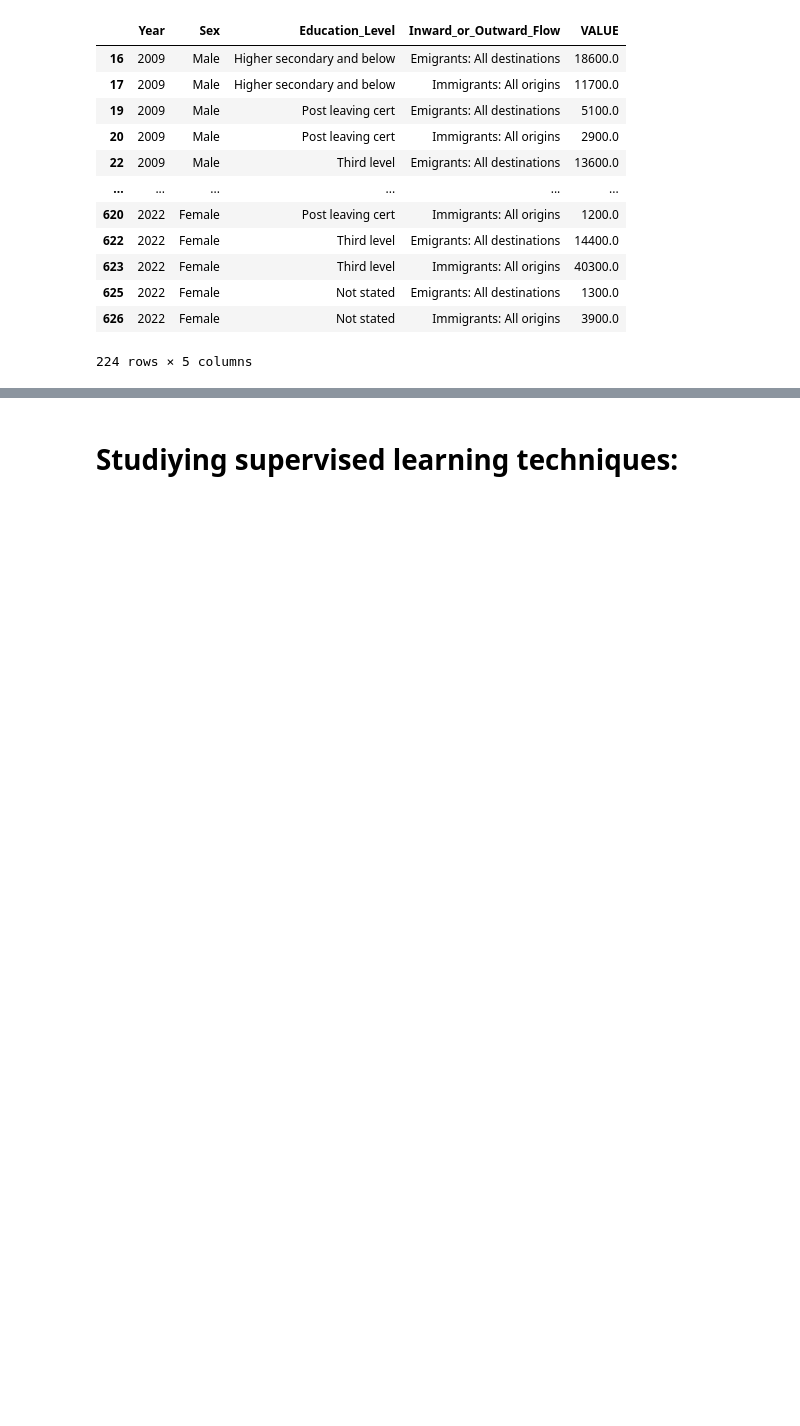
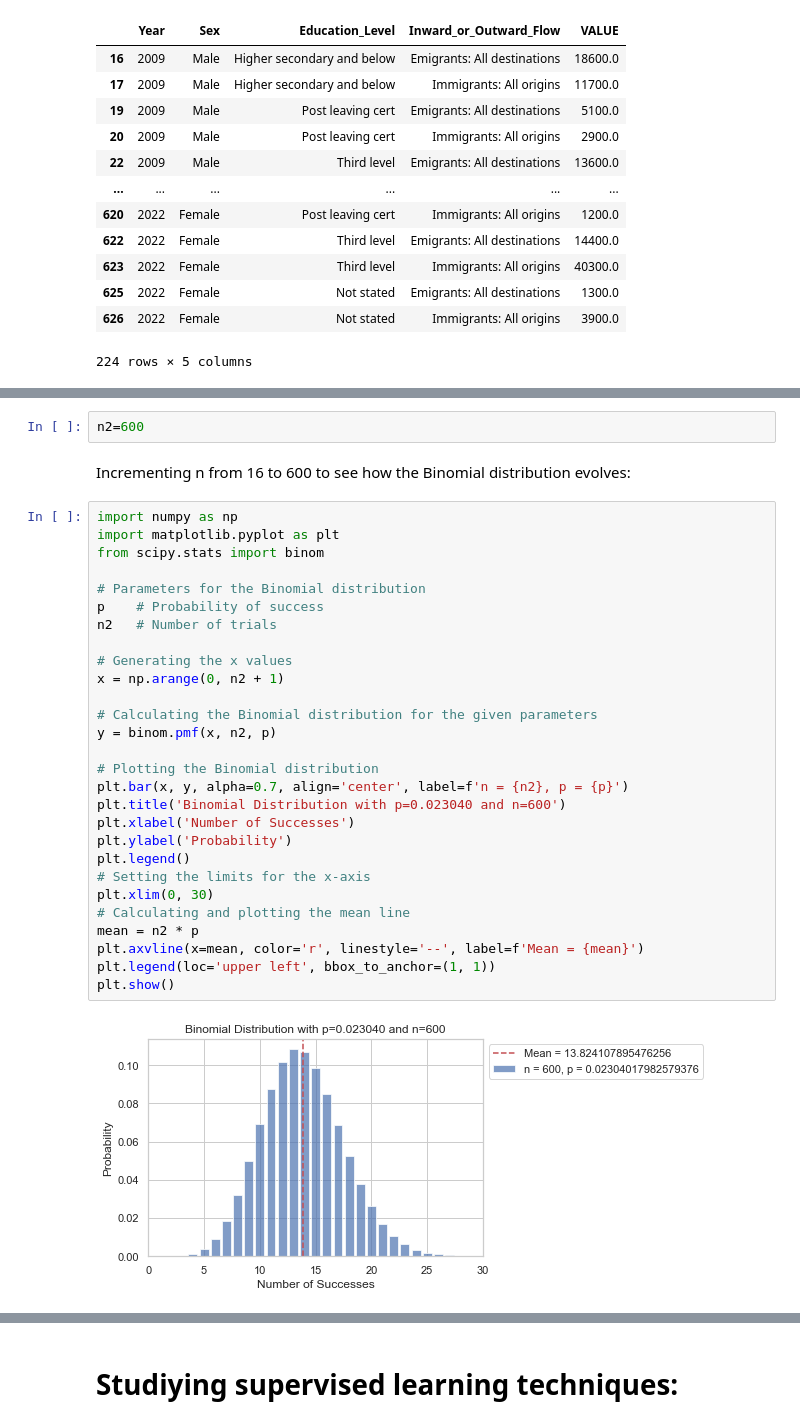
Before and after one commit to JoseRicoCct/CA1_Integrated_Assesment_MSc_Data_Analytics_CCT_Semester_1, a Jupyter notebook: CA1_Semester1.ipynb, the cells around one changed output, grey strips where cells are left out. Saved outputs shown, nothing was run; the diff lists cells and outputs as text; blank space fills up the shorter version.

```diff
--- a/CA1_Semester1.ipynb
+++ b/CA1_Semester1.ipynb
@@ -460,0 +501,34 @@ The probability of having 13500 female immigrants with higher secondary and belo
+# %%
+n2=600
+# %% [markdown]
+Incrementing n from 16 to 600 to see how the Binomial distribution evolves:
+# %%
+import numpy as np
+import matplotlib.pyplot as plt
+from scipy.stats import binom
+
+# Parameters for the Binomial distribution
+p    # Probability of success
+n2   # Number of trials
+
+# Generating the x values
+x = np.arange(0, n2 + 1)
+
+# Calculating the Binomial distribution for the given parameters
+y = binom.pmf(x, n2, p)
+
+# Plotting the Binomial distribution
+plt.bar(x, y, alpha=0.7, align='center', label=f'n = {n2}, p = {p}')
+plt.title('Binomial Distribution with p=0.023040 and n=600')
+plt.xlabel('Number of Successes')
+plt.ylabel('Probability')
+plt.legend()
+# Setting the limits for the x-axis
+plt.xlim(0, 30)
+# Calculating and plotting the mean line
+mean = n2 * p
+plt.axvline(x=mean, color='r', linestyle='--', label=f'Mean = {mean}')
+plt.legend(loc='upper left', bbox_to_anchor=(1, 1))
+plt.show()
+# %% [output]
+[figure, added]
```
Also changed, not shown: parts of 44 cells of this notebook.
